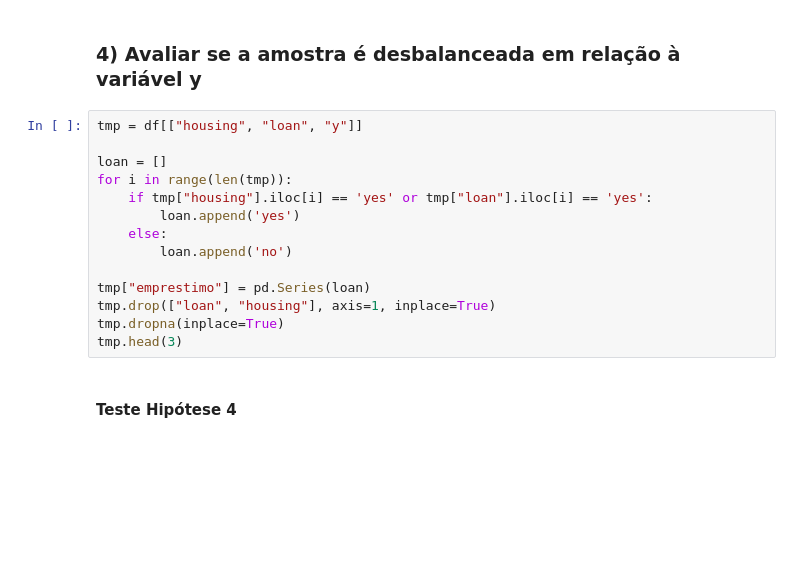
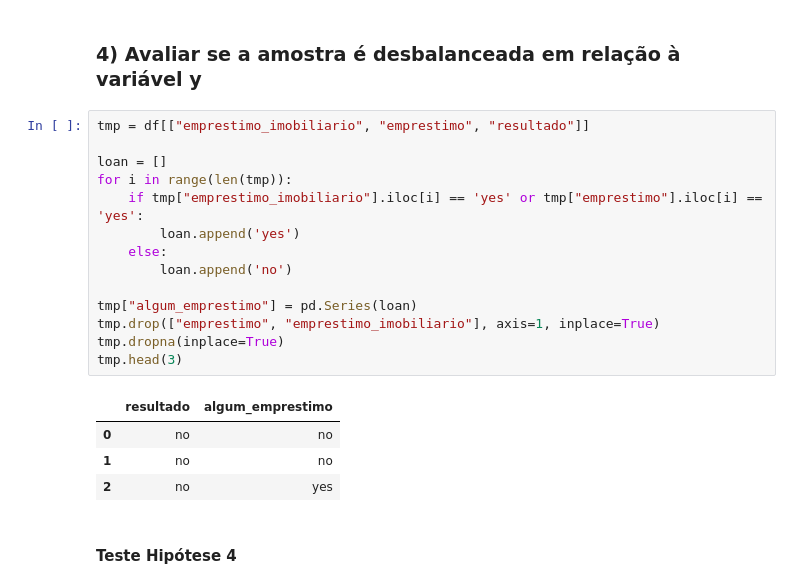
Before and after one commit to bruno-marcelino10/projeto-icd-ufmg, a Jupyter notebook: notebook/EDA.ipynb, the cells around one changed output. Drawn from its saved outputs; the diff is of its cells as text; blank space fills up the shorter version.

```diff
--- a/notebook/EDA.ipynb
+++ b/notebook/EDA.ipynb
@@ -370,19 +370,24 @@ plt.show()
 # %% [markdown]
 ### 4) Avaliar se a amostra é desbalanceada em relação à variável y
 # %%
-tmp = df[["housing", "loan", "y"]]
+tmp = df[["emprestimo_imobiliario", "emprestimo", "resultado"]]
 
 loan = []
 for i in range(len(tmp)):
-    if tmp["housing"].iloc[i] == 'yes' or tmp["loan"].iloc[i] == 'yes':
+    if tmp["emprestimo_imobiliario"].iloc[i] == 'yes' or tmp["emprestimo"].iloc[i] == 'yes':
         loan.append('yes')
     else:
         loan.append('no')
 
-tmp["emprestimo"] = pd.Series(loan)
-tmp.drop(["loan", "housing"], axis=1, inplace=True)
+tmp["algum_emprestimo"] = pd.Series(loan)
+tmp.drop(["emprestimo", "emprestimo_imobiliario"], axis=1, inplace=True)
 tmp.dropna(inplace=True)
 tmp.head(3)
+# %% [output]
+|  | resultado | algum_emprestimo |
+| 0 | no | no |
+| 1 | no | no |
+| 2 | no | yes |
 # %% [markdown]
 #### Teste Hipótese 4
 # %%
```
Also changed, not shown: parts of 8 cells of this notebook.
